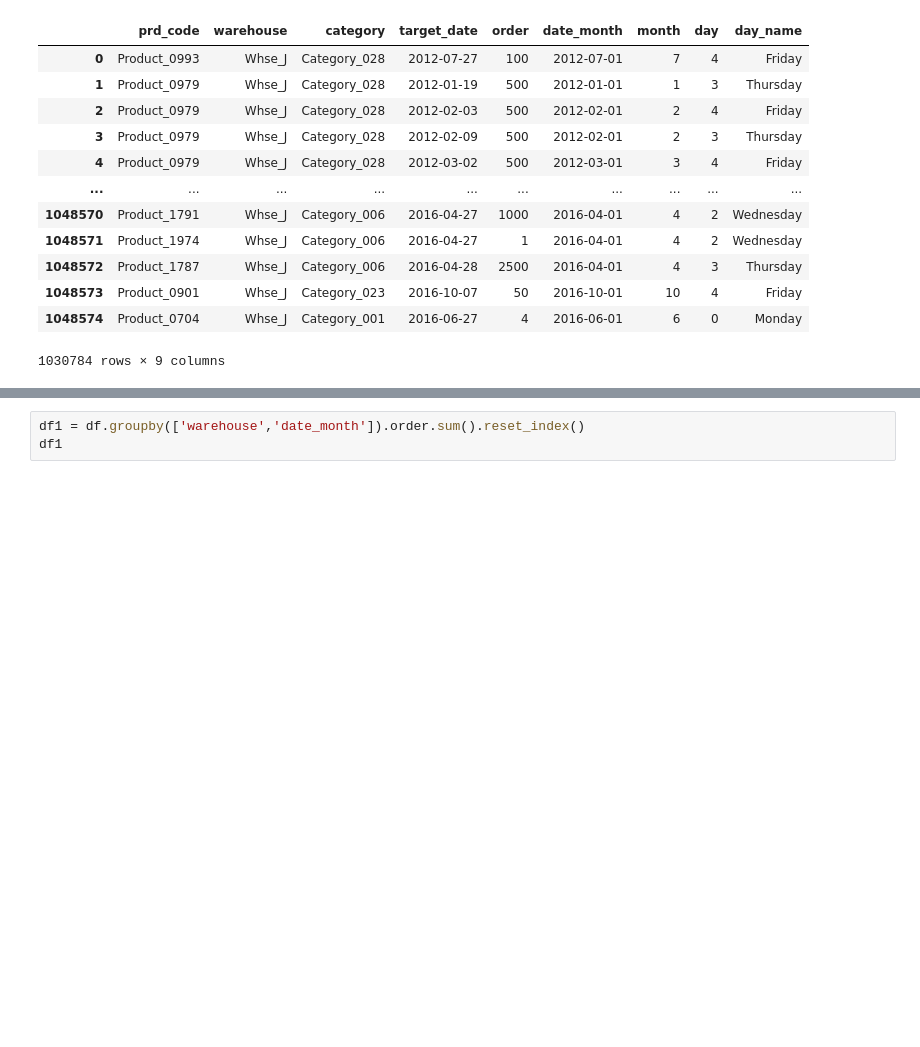
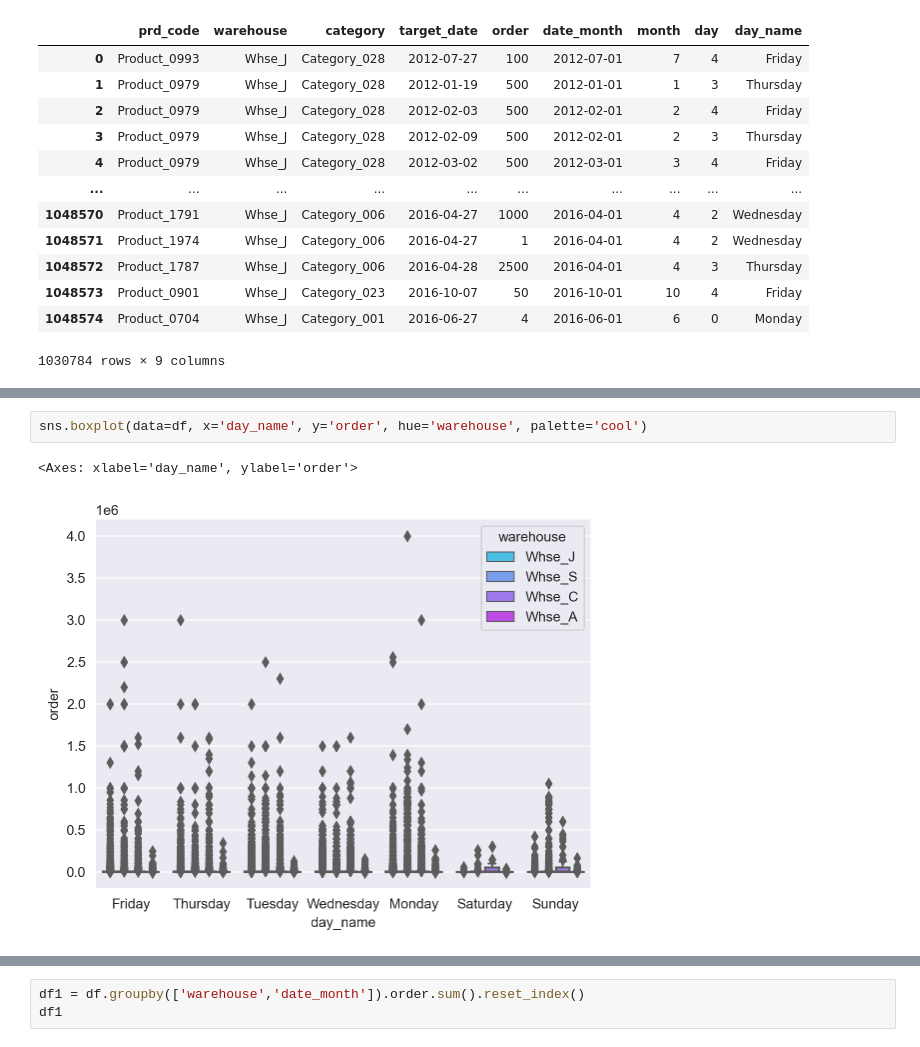
Before and after one commit to songhunhwa1/DS_demand_forecast, a Jupyter notebook: Forecast_Product_Demand/EDA.ipynb, the cells around one changed output, grey strips where cells are left out. Cells and saved outputs as stored; diff of their text form; blank space fills up the shorter version.

```diff
--- a/Forecast_Product_Demand/EDA.ipynb
+++ b/Forecast_Product_Demand/EDA.ipynb
@@ -87,0 +186,5 @@ df
+# %%
+sns.boxplot(data=df, x='day_name', y='order', hue='warehouse', palette='cool')
+# %% [output]
+<Axes: xlabel='day_name', ylabel='order'>
+[figure, added]
```
Also changed, not shown: parts of 16 cells of this notebook.
